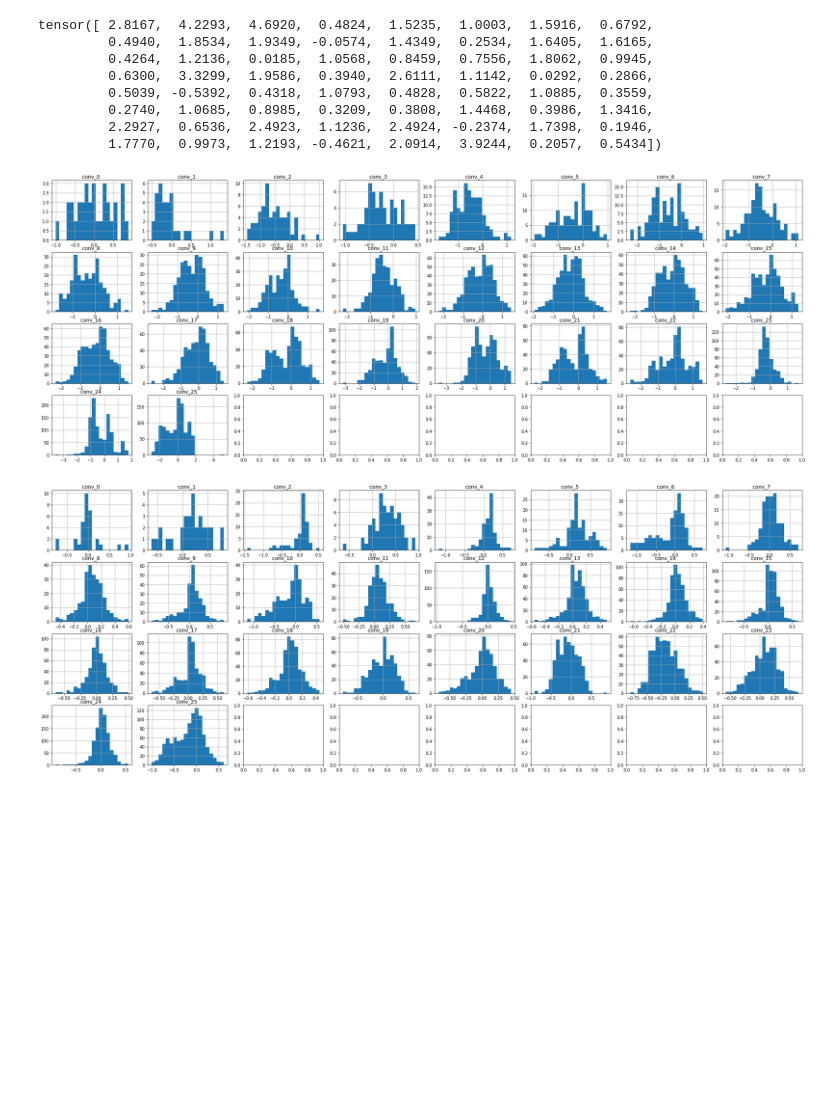
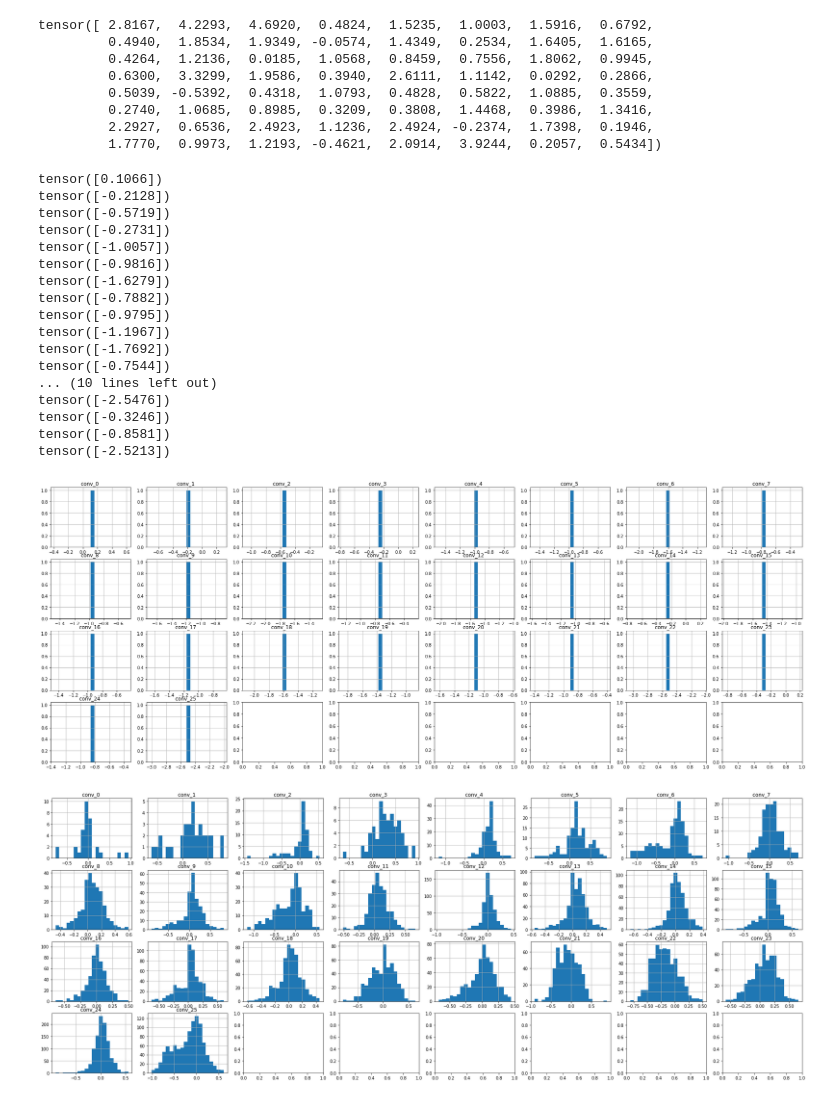
Before and after one commit to lucifer443/BinaryNeuralNetwork, a Jupyter notebook: tools/plot/bias_figure/weight.ipynb, the cells around one changed output. Drawn from its saved outputs; the diff is of its cells as text; code cells hidden in the pictures; blank space fills up the shorter version.

```diff
--- a/tools/plot/bias_figure/weight.ipynb
+++ b/tools/plot/bias_figure/weight.ipynb
@@ -25,34 +25,51 @@ tensor([ 2.8167,  4.2293,  4.6920,  0.4824,  1.5235,  1.0003,  1.5916,  0.6792,
          2.2927,  0.6536,  2.4923,  1.1236,  2.4924, -0.2374,  1.7398,  0.1946,
          1.7770,  0.9973,  1.2193, -0.4621,  2.0914,  3.9244,  0.2057,  0.5434])
 # %%
-models = torch.load('/workspace/S/jiangfei/BinaryNeuralNetwork_debug/work_dirs/rprelu/react_a1/react18_gw_lb/epoch_20.pth')
+models = torch.load('/workspace/S/jiangfei/BinaryNeuralNetwork_debug/work_dirs/rprelu/react_a1/adreact_af75_fl_lb/epoch_30.pth')
 w=[]
 models = models["state_dict"]
 
 for name,weight in models.items():
     # if 'binary' in name:
     #     w.append(weight)
     if 'rebias' in name:
-        #print(weight)
+        print(weight)
         w.append(weight)
 
 
 import matplotlib.pyplot as plt
 import math
 import numpy as np
 ncols = 8
 nrows = math.ceil(26 / ncols)
 fig, axs = plt.subplots(nrows, ncols, figsize=(ncols * 4, nrows * 3))
 index = 0
 
 for ax, feas in zip(axs.flat, w):
     ax.hist(feas.flatten().numpy(), bins=20)
     #ax.hist(feas.flatten().sign().numpy(), bins=10,range=(-2,2))
     ax.set_title(f'conv_{index} ')
     ax.grid()
     index += 1
 # %% [output]
+tensor([0.1066])
+tensor([-0.2128])
+tensor([-0.5719])
+tensor([-0.2731])
+tensor([-1.0057])
+tensor([-0.9816])
+tensor([-1.6279])
+tensor([-0.7882])
+tensor([-0.9795])
+tensor([-1.1967])
+tensor([-1.7692])
+tensor([-0.7544])
+... (10 lines left out)
+tensor([-2.5476])
+tensor([-0.3246])
+tensor([-0.8581])
+tensor([-2.5213])
-[figure, old version]
+[figure, new version]
 # %%
 models = torch.load('/workspace/S/jiangfei/BinaryNeuralNetwork_debug/work_dirs/rprelu/react_a/adreact_rprelu_step1/latest.pth')
 w=[]
```
Also changed, not shown: 8 other files.
